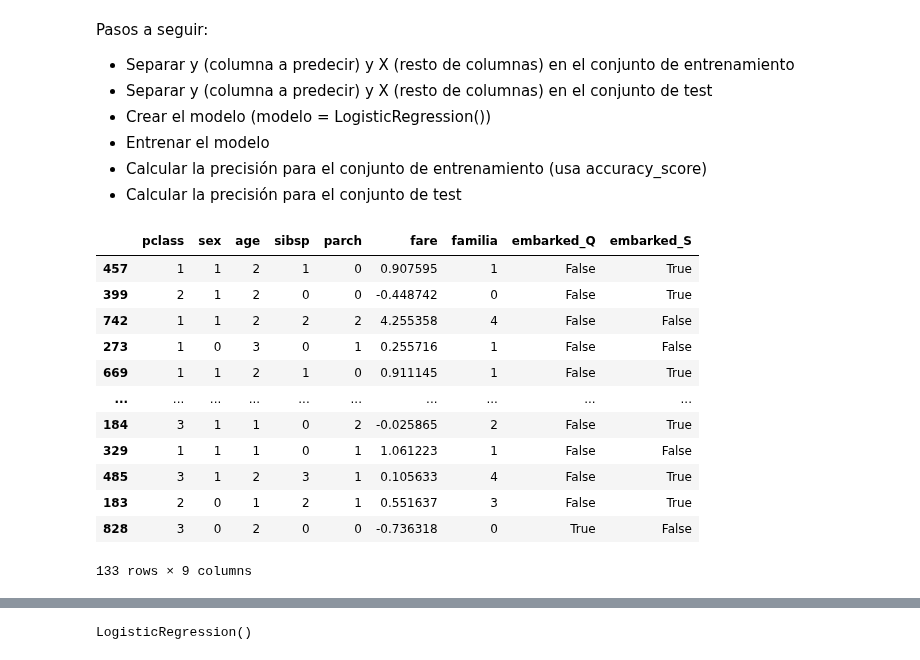
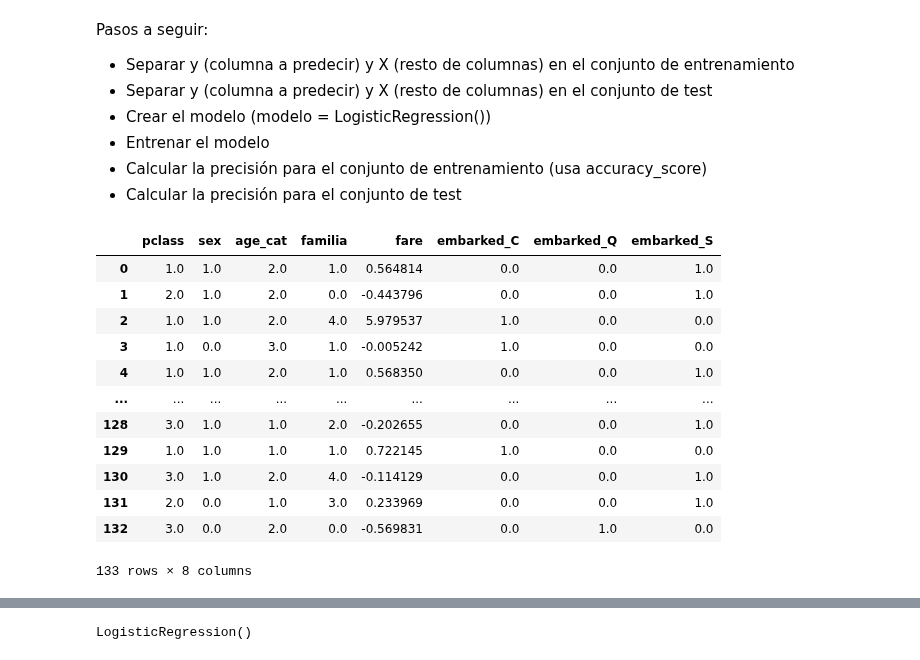
Before and after one commit to Elena2332/iabd, a Jupyter notebook: ia/sapa/2_4Ejercicios.ipynb, the cells around one changed output, grey strips where cells are left out. Cells and saved outputs as stored; diff of their text form; code cells hidden in the pictures.

```diff
--- a/ia/sapa/2_4Ejercicios.ipynb
+++ b/ia/sapa/2_4Ejercicios.ipynb
@@ -601,7 +602,7 @@ def sex_name(function_transformer, feature_names_in):
      return ['sex']
 def pasar_sex(X):
      X['sex'].fillna(X['sex'].mode()[0], inplace=True)
-     X['sex'].replace({'male': 0, 'female': 1})
+     X['sex'] = X['sex'].replace({'male': 0, 'female': 1})
      return X
 
 
@@ -647,4 +648,5 @@ pipeline_column = pipeline.get_feature_names_out()   #nombres columnas
 df_test_set = pd.DataFrame(test_set_prep, columns=pipeline_column)
 df_train_set = pd.DataFrame(train_set_prep, columns=pipeline_column)
 df_train_set.head()
+#df_train_set.info()
 # %% [output]
@@ -681,21 +689,21 @@ test_set = pipeline.transform(test_set)
 # %%
 #separar conjunto entrenamiento
-train_y = train_set['survived']
-train_x = train_set.drop('survived', axis=1)
+train_y = df_train_set['survived']
+train_x = df_train_set.drop('survived', axis=1)
 train_x
 # %% [output]
-|  | pclass | sex | age | sibsp | parch | fare | familia | embarked_Q | embarked_S |
-| 457 | 1 | 1 | 2 | 1 | 0 | 0.907595 | 1 | False | True |
-| 399 | 2 | 1 | 2 | 0 | 0 | -0.448742 | 0 | False | True |
-| 742 | 1 | 1 | 2 | 2 | 2 | 4.255358 | 4 | False | False |
-| 273 | 1 | 0 | 3 | 0 | 1 | 0.255716 | 1 | False | False |
-| 669 | 1 | 1 | 2 | 1 | 0 | 0.911145 | 1 | False | True |
-| ... | ... | ... | ... | ... | ... | ... | ... | ... | ... |
-| 184 | 3 | 1 | 1 | 0 | 2 | -0.025865 | 2 | False | True |
-| 329 | 1 | 1 | 1 | 0 | 1 | 1.061223 | 1 | False | False |
-| 485 | 3 | 1 | 2 | 3 | 1 | 0.105633 | 4 | False | True |
-| 183 | 2 | 0 | 1 | 2 | 1 | 0.551637 | 3 | False | True |
-| 828 | 3 | 0 | 2 | 0 | 0 | -0.736318 | 0 | True | False |
+|  | pclass | sex | age_cat | familia | fare | embarked_C | embarked_Q | embarked_S |
+| 0 | 1.0 | 1.0 | 2.0 | 1.0 | 0.564814 | 0.0 | 0.0 | 1.0 |
+| 1 | 2.0 | 1.0 | 2.0 | 0.0 | -0.443796 | 0.0 | 0.0 | 1.0 |
+| 2 | 1.0 | 1.0 | 2.0 | 4.0 | 5.979537 | 1.0 | 0.0 | 0.0 |
+| 3 | 1.0 | 0.0 | 3.0 | 1.0 | -0.005242 | 1.0 | 0.0 | 0.0 |
+| 4 | 1.0 | 1.0 | 2.0 | 1.0 | 0.568350 | 0.0 | 0.0 | 1.0 |
+| ... | ... | ... | ... | ... | ... | ... | ... | ... |
+| 128 | 3.0 | 1.0 | 1.0 | 2.0 | -0.202655 | 0.0 | 0.0 | 1.0 |
+| 129 | 1.0 | 1.0 | 1.0 | 1.0 | 0.722145 | 1.0 | 0.0 | 0.0 |
+| 130 | 3.0 | 1.0 | 2.0 | 4.0 | -0.114129 | 0.0 | 0.0 | 1.0 |
+| 131 | 2.0 | 0.0 | 1.0 | 3.0 | 0.233969 | 0.0 | 0.0 | 1.0 |
+| 132 | 3.0 | 0.0 | 2.0 | 0.0 | -0.569831 | 0.0 | 1.0 | 0.0 |
-133 rows × 9 columns
+133 rows × 8 columns
 # %%
 #separar conjunto testeo
```
Also changed, not shown: parts of 12 cells of this notebook, 1 other file.
